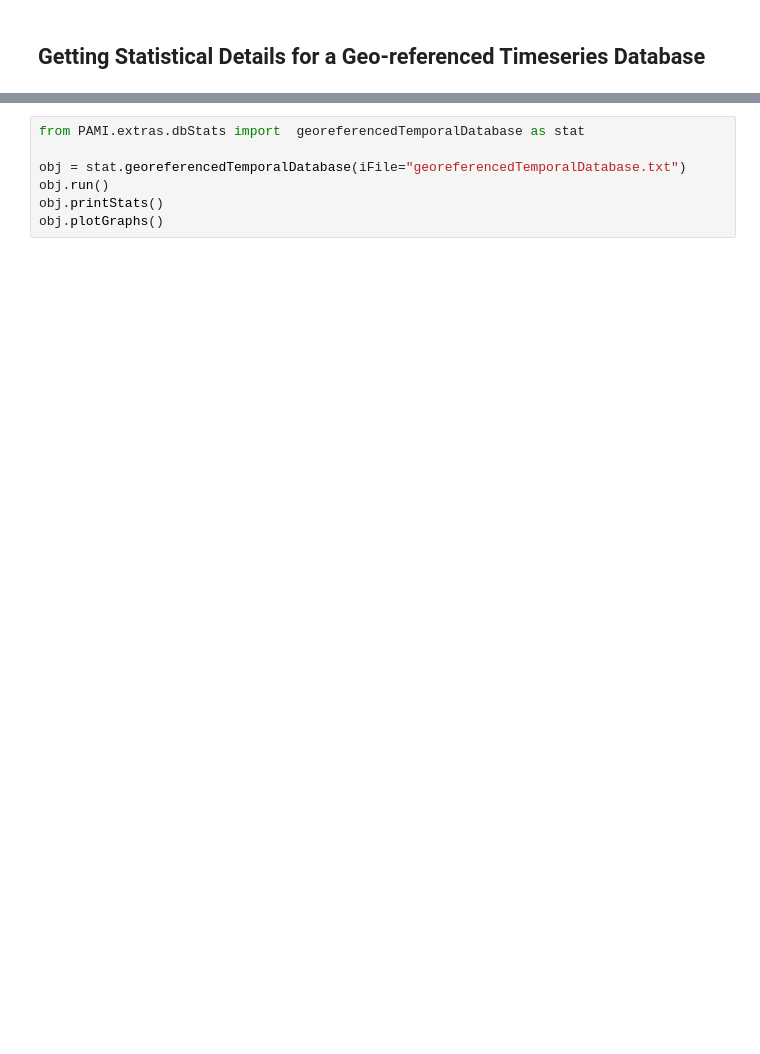
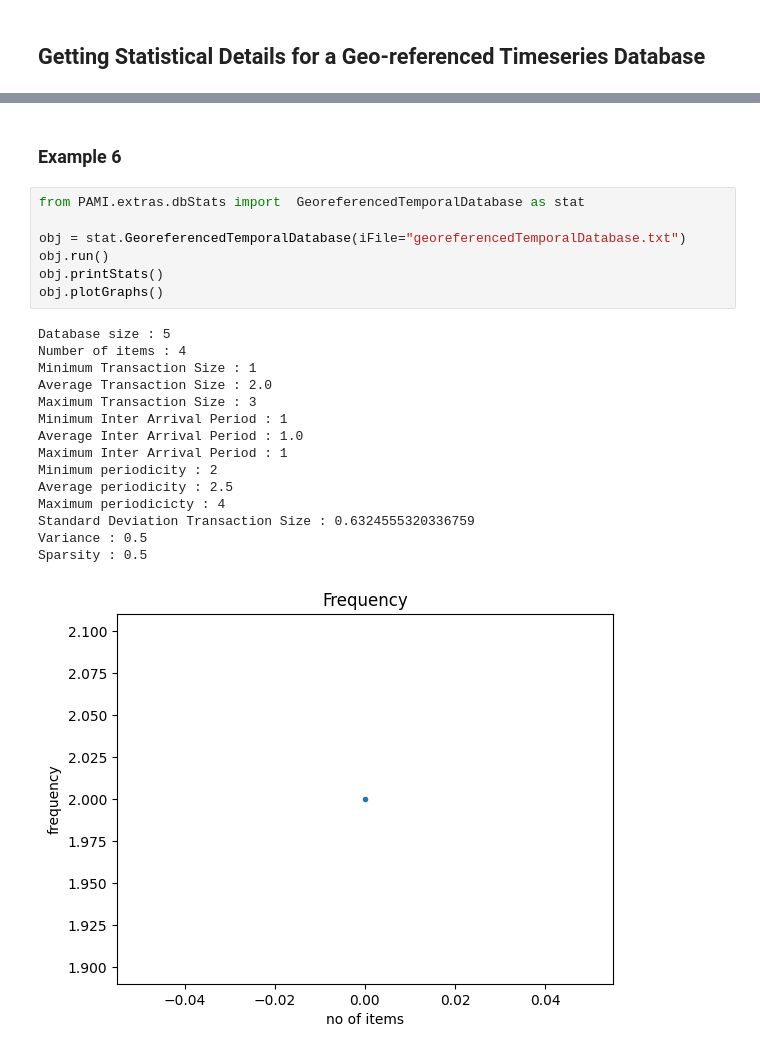
Before and after one commit to arjunpogaku/BOOK_Hands-on-Pattern-Mining, a Jupyter notebook: chapter7.ipynb, the cells around one changed output, grey strips where cells are left out. Drawn from its saved outputs; the diff is of its cells as text; blank space fills up the shorter version.

```diff
--- a/chapter7.ipynb
+++ b/chapter7.ipynb
@@ -270,7 +293,25 @@ TypeError: georeferencedTransactionalDatabase.__init__() got an unexpected keywo
+# %% [markdown]
+### Example 6
 # %%
-from PAMI.extras.dbStats import  georeferencedTemporalDatabase as stat
+from PAMI.extras.dbStats import  GeoreferencedTemporalDatabase as stat
 
-obj = stat.georeferencedTemporalDatabase(iFile="georeferencedTemporalDatabase.txt")
+obj = stat.GeoreferencedTemporalDatabase(iFile="georeferencedTemporalDatabase.txt")
 obj.run()
 obj.printStats()
 obj.plotGraphs()
+# %% [output]
+Database size : 5
+Number of items : 4
+Minimum Transaction Size : 1
+Average Transaction Size : 2.0
+Maximum Transaction Size : 3
+Minimum Inter Arrival Period : 1
+Average Inter Arrival Period : 1.0
+Maximum Inter Arrival Period : 1
+Minimum periodicity : 2
+Average periodicity : 2.5
+Maximum periodicicty : 4
+Standard Deviation Transaction Size : 0.6324555320336759
+Variance : 0.5
+Sparsity : 0.5
+[figure, added]
```
Also changed, not shown: parts of 11 cells of this notebook.
